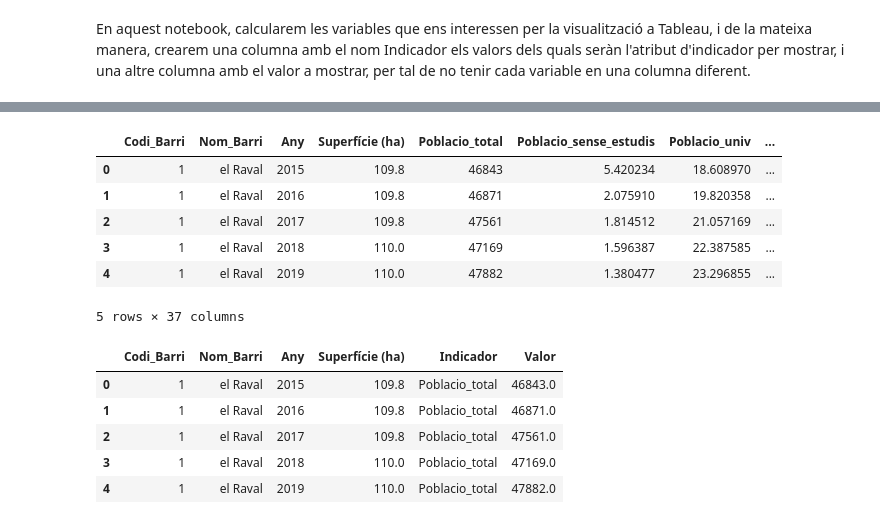
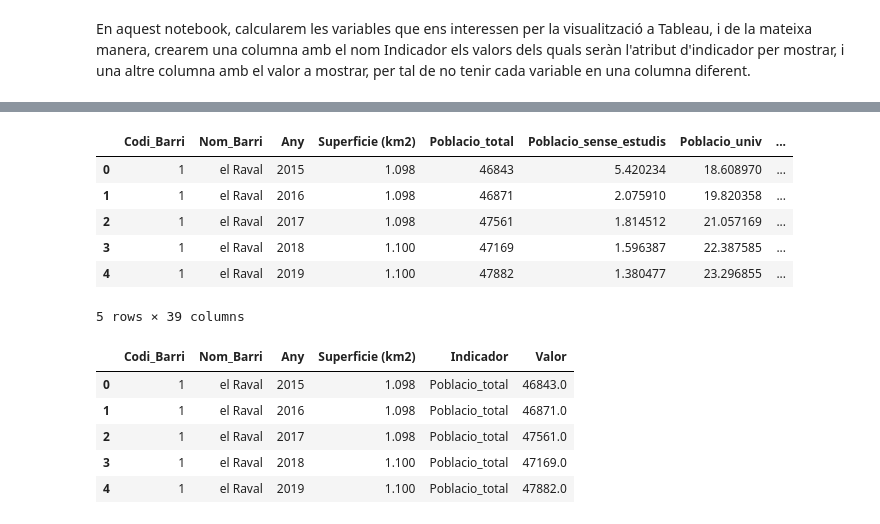
Before and after one commit to jherencia0488/TFM_turistificacioBCN, a Jupyter notebook: Code/prepareDatasetTableau.ipynb, the cells around one changed output, grey strips where cells are left out. Cells and saved outputs as stored; diff of their text form; code cells hidden in the pictures.

```diff
--- a/Code/prepareDatasetTableau.ipynb
+++ b/Code/prepareDatasetTableau.ipynb
@@ -42,7 +42,12 @@ Index(['Codi_Barri', 'Any', 'Nom_Barri', 'Superfície (ha)', 'Poblacio_total',
        'Avg_aforament'],
       dtype='object')
 # %%
-#Calculem les variables relatives i les noves
+#Canviem la mesura superfície a km2
+df['Superfície (ha)'] = df['Superfície (ha)']/100
+#Reanomenem la variable
+df = df.rename(columns = {'Superfície (ha)': 'Superficie (km2)'})
+
+#Calculem les variables relatives i les noves. Les relatives les passem a percentatge (cas de població o emigració), o a equipaments per km2, com restaurants
 df['Poblacio_sense_estudis'] = df['Poblacio_sense_estudis']/df['Poblacio_total']*100
 df['Poblacio_univ'] = df['Poblacio_univ']/df['Poblacio_total']*100
 df['Poblacio_20_40_univ_relatiu'] = df['Poblacio_20_40_univ']/df['Poblacio_20_40']*100
@@ -51,55 +56,66 @@ df['Poblacio_20_40'] = df['Poblacio_20_40']/df['Poblacio_total']*100
 df['Total_arribats_BCN_inc_renda'] = df['Total_arribats_BCN_inc_renda']/df['Total_arribats_BCN']*100
 df['Total_marxen'] = df['Total_marxen_barri_BCN'] + df['Total_marxen_fora_BCN']
 df['Total_marxen_fora_BCN'] = df['Total_marxen_fora_BCN']/df['Total_marxen']*100
 df['Total_expulsats'] = df['Total_expulsats']/df['Total_marxen']*100
 df['Saldo_migratori'] = df['Total_arribats_BCN']-df['Total_marxen']
+df['poblacio_immigrant'] = df['poblacio_immigrant']/df['Poblacio_total']*100
 df['poblacio_IDH_sup'] = df['poblacio_IDH_sup']/df['Poblacio_total']*100
 df['poblacio_IDH_inf'] = df['poblacio_IDH_inf']/df['Poblacio_total']*100
 df['total_viuen_sols'] = df['total_viuen_sols']/df['Poblacio_total']*100
+df['Allotjaments'] = df['Allotjaments']/df['Superficie (km2)']
+df['Restaurants'] = df['Restaurants']/df['Superficie (km2)']
+df['Taules_terrasses'] = df['Taules_terrasses']/df['Superficie (km2)']
+df['Oci_nocturn'] = df['Oci_nocturn']/df['Superficie (km2)']
+df['Teatres_espectacles'] = df['Teatres_espectacles']/df['Superficie (km2)']
+df['Museus'] = df['Museus']/df['Superficie (km2)']
+df['Parcs'] = df['Parcs']/df['Superficie (km2)']
+df['Punts_interes_turistic'] = df['Punts_interes_turistic']/df['Superficie (km2)']
 df['Comercos_quotidians'] = df['Comercos_quotidians']/df['Total_comercos']*100
+df['Max_aforament'] = df['Max_aforament']/df['Superficie (km2)']
+df['Avg_aforament'] = df['Avg_aforament']/df['Superficie (km2)']
 
 #Reanomenem algunes de les variables per a què siguin més identificatives
 df = df.rename(columns = {'Poblacio_20_40_univ_relatiu': 'Universitaris_20_40_relatiu',
                           'Poblacio_20_40_univ_global': 'Universitaris_20_40_total',
                           'Total_arribats_BCN_inc_renda': 'Immigrants_inc_renda',
                           'Total_marxen': 'Emigrants',
                           'Total_marxen_fora_BCN': 'Emigrants_fora_BCN',
                           'Total_expulsats': 'Emigrants_Africa_Asia',
                           'total_viuen_sols': 'Empadronats_sols',
                           'Contractes': 'Contractes_lloguer'
                          }
               )
 
 #Escollim i reordenem les variables que necessitem
-columns = ['Codi_Barri', 'Nom_Barri', 'Any', 'Superfície (ha)', 'Poblacio_total', 'Poblacio_sense_estudis', 'Poblacio_univ',
+columns = ['Codi_Barri', 'Nom_Barri', 'Any', 'Superficie (km2)', 'Poblacio_total', 'Poblacio_sense_estudis', 'Poblacio_univ',
            'Poblacio_20_40', 'Universitaris_20_40_relatiu', 'Universitaris_20_40_total', 'renda_mitjana', 'renda_Gini',
-           'Saldo_migratori', 'Emigrants', 'Emigrants_fora_BCN', 'Emigrants_Africa_Asia', 'Immigrants_inc_renda',
-           'poblacio_IDH_sup', 'poblacio_IDH_inf', 'Empadronats_sols', 'Contractes_lloguer', 'Preu_lloguer',
-           'Total_comercos', 'Comercos_quotidians', 'Restaurants', 'Taules_terrasses', 'Oci_nocturn' ,'Teatres_espectacles',
+           'Saldo_migratori', 'poblacio_immigrant', 'Emigrants', 'Emigrants_fora_BCN', 'Emigrants_Africa_Asia', 'Immigrants_inc_renda',
+           'poblacio_IDH_sup', 'poblacio_IDH_inf', 'Empadronats_sols', 'Contractes_lloguer', 'Preu_lloguer','Total_comercos',
+           'Comercos_quotidians', 'Restaurants', 'Taules_terrasses', 'Allotjaments', 'Oci_nocturn' ,'Teatres_espectacles',
            'Museus', 'Parcs', 'Punts_interes_turistic', 'Assistents_cultura', 'Espais_participacio', 'Max_soroll', 'Avg_soroll',
            'Max_aforament', 'Avg_aforament']
 
 df = df[columns]
 df.head()
 # %% [output]
-|  | Codi_Barri | Nom_Barri | Any | Superfície (ha) | Poblacio_total | Poblacio_sense_estudis | Poblacio_univ | ... |
-| 0 | 1 | el Raval | 2015 | 109.8 | 46843 | 5.420234 | 18.608970 | ... |
-| 1 | 1 | el Raval | 2016 | 109.8 | 46871 | 2.075910 | 19.820358 | ... |
-| 2 | 1 | el Raval | 2017 | 109.8 | 47561 | 1.814512 | 21.057169 | ... |
-| 3 | 1 | el Raval | 2018 | 110.0 | 47169 | 1.596387 | 22.387585 | ... |
-| 4 | 1 | el Raval | 2019 | 110.0 | 47882 | 1.380477 | 23.296855 | ... |
+|  | Codi_Barri | Nom_Barri | Any | Superficie (km2) | Poblacio_total | Poblacio_sense_estudis | Poblacio_univ | ... |
+| 0 | 1 | el Raval | 2015 | 1.098 | 46843 | 5.420234 | 18.608970 | ... |
+| 1 | 1 | el Raval | 2016 | 1.098 | 46871 | 2.075910 | 19.820358 | ... |
+| 2 | 1 | el Raval | 2017 | 1.098 | 47561 | 1.814512 | 21.057169 | ... |
+| 3 | 1 | el Raval | 2018 | 1.100 | 47169 | 1.596387 | 22.387585 | ... |
+| 4 | 1 | el Raval | 2019 | 1.100 | 47882 | 1.380477 | 23.296855 | ... |
-5 rows × 37 columns
+5 rows × 39 columns
 # %%
 #Hem de convertir les columnes corresponents al valor d'indicador que cada filera contingui el valor d'un sol indicador per l'any corresponent
-df = pd.melt(df, id_vars=['Codi_Barri', 'Nom_Barri', 'Any', 'Superfície (ha)'], var_name='Indicador', value_name='Valor')
+df = pd.melt(df, id_vars=['Codi_Barri', 'Nom_Barri', 'Any', 'Superficie (km2)'], var_name='Indicador', value_name='Valor')
 df.head()
 # %% [output]
-|  | Codi_Barri | Nom_Barri | Any | Superfície (ha) | Indicador | Valor |
-| 0 | 1 | el Raval | 2015 | 109.8 | Poblacio_total | 46843.0 |
-| 1 | 1 | el Raval | 2016 | 109.8 | Poblacio_total | 46871.0 |
-| 2 | 1 | el Raval | 2017 | 109.8 | Poblacio_total | 47561.0 |
-| 3 | 1 | el Raval | 2018 | 110.0 | Poblacio_total | 47169.0 |
-| 4 | 1 | el Raval | 2019 | 110.0 | Poblacio_total | 47882.0 |
+|  | Codi_Barri | Nom_Barri | Any | Superficie (km2) | Indicador | Valor |
+| 0 | 1 | el Raval | 2015 | 1.098 | Poblacio_total | 46843.0 |
+| 1 | 1 | el Raval | 2016 | 1.098 | Poblacio_total | 46871.0 |
+| 2 | 1 | el Raval | 2017 | 1.098 | Poblacio_total | 47561.0 |
+| 3 | 1 | el Raval | 2018 | 1.100 | Poblacio_total | 47169.0 |
+| 4 | 1 | el Raval | 2019 | 1.100 | Poblacio_total | 47882.0 |
 # %%
 #Exportem finalment el dataset
 df.to_excel("../Data_cleaning/def_dataset/bcnGentTableau.xlsx", index=False)
```
Also changed, not shown: parts of 2 cells of this notebook, 1 other file.
